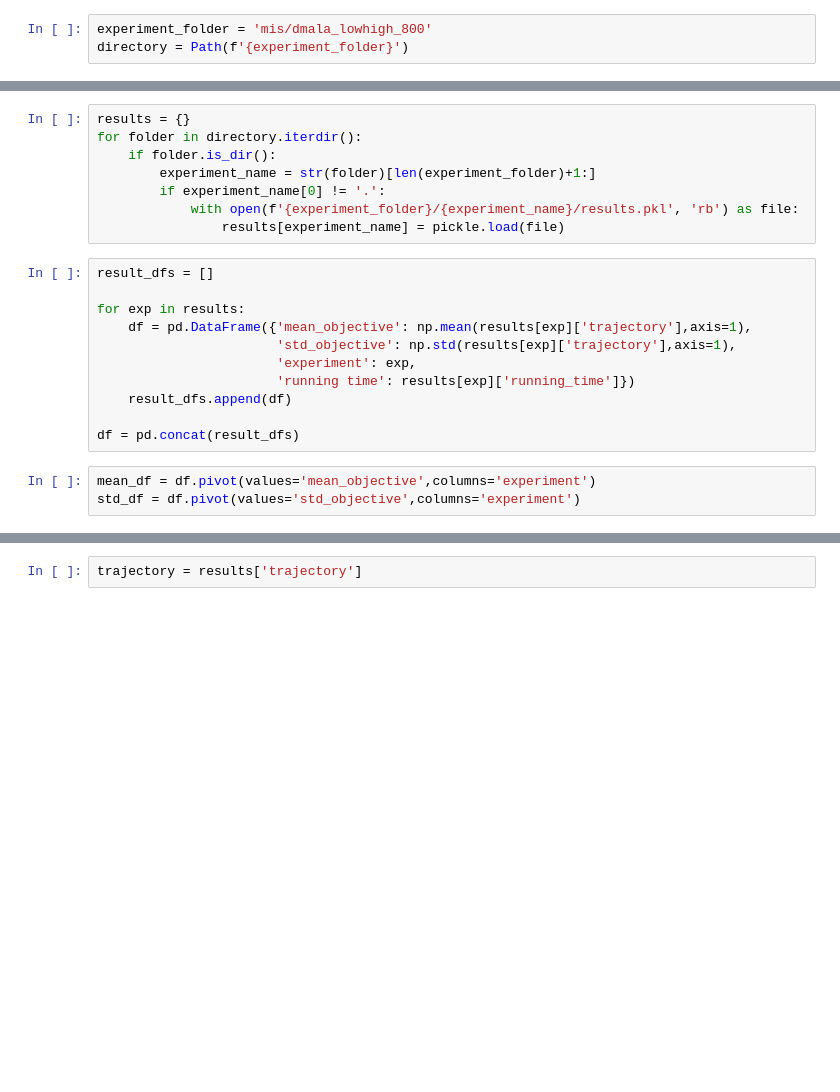
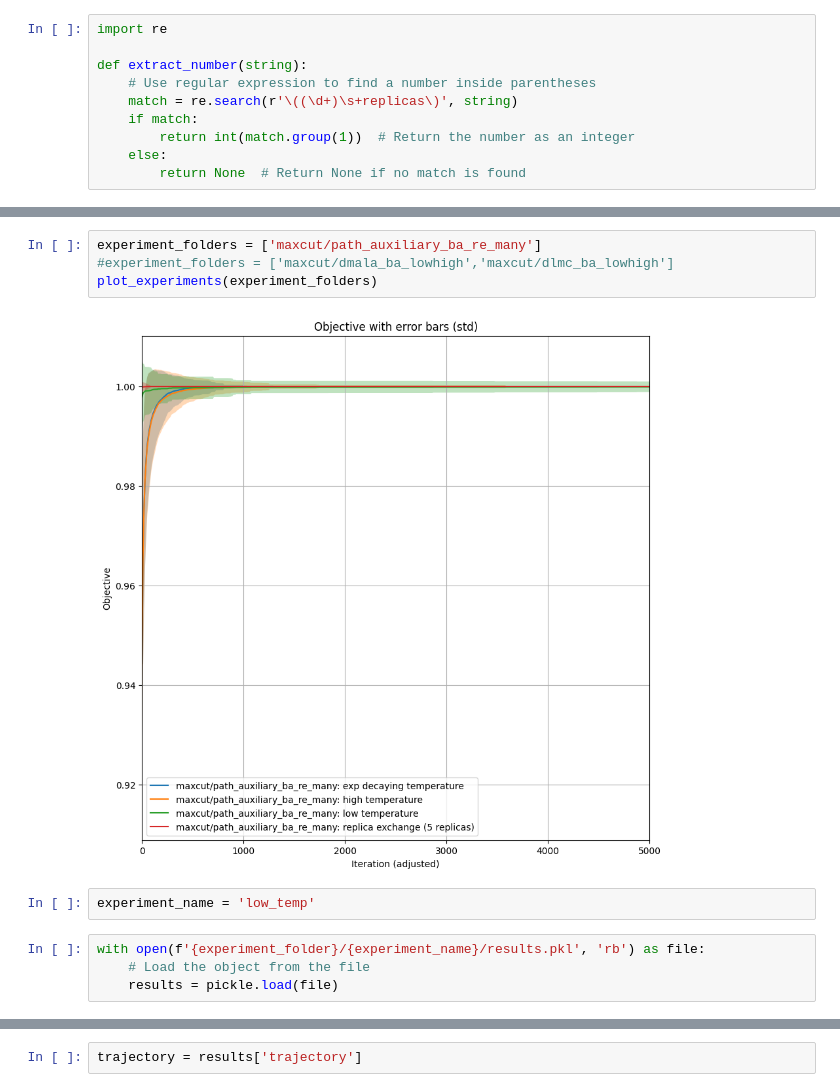
Before and after one commit to lclaeys/discs-thesis, a Jupyter notebook: discs/results/inspect_results.ipynb, the cells around one changed output, grey strips where cells are left out. Cells and saved outputs as stored; diff of their text form; blank space fills up the shorter version.

```diff
--- a/discs/results/inspect_results.ipynb
+++ b/discs/results/inspect_results.ipynb
@@ -8,3 +10,10 @@ from pathlib import Path
-# %%
-experiment_folder = 'mis/dmala_lowhigh_800'
-directory = Path(f'{experiment_folder}')
+# %%
+import re
+
+def extract_number(string):
+    # Use regular expression to find a number inside parentheses
+    match = re.search(r'\((\d+)\s+replicas\)', string)
+    if match:
+        return int(match.group(1))  # Return the number as an integer
+    else:
+        return None  # Return None if no match is found
@@ -11,22 +69,12 @@ directory = Path(f'{experiment_folder}')
+# %%
+experiment_folders = ['maxcut/path_auxiliary_ba_re_many']
+#experiment_folders = ['maxcut/dmala_ba_lowhigh','maxcut/dlmc_ba_lowhigh']
+plot_experiments(experiment_folders)
+# %% [output]
+[figure, added]
+# %%
+experiment_name = 'low_temp'
 # %%
-results = {}
-for folder in directory.iterdir():
-    if folder.is_dir():
-        experiment_name = str(folder)[len(experiment_folder)+1:]
-        if experiment_name[0] != '.':
-            with open(f'{experiment_folder}/{experiment_name}/results.pkl', 'rb') as file:
-                results[experiment_name] = pickle.load(file)
+with open(f'{experiment_folder}/{experiment_name}/results.pkl', 'rb') as file:
+    # Load the object from the file
+    results = pickle.load(file)
-# %%
-result_dfs = []
-
-for exp in results:
-    df = pd.DataFrame({'mean_objective': np.mean(results[exp]['trajectory'],axis=1),
-                       'std_objective': np.std(results[exp]['trajectory'],axis=1),
-                       'experiment': exp,
-                       'running time': results[exp]['running_time']})
-    result_dfs.append(df)
-
-df = pd.concat(result_dfs)
-# %%
-mean_df = df.pivot(values='mean_objective',columns='experiment')
-std_df = df.pivot(values='std_objective',columns='experiment')
```
Also changed, not shown: parts of 14 cells of this notebook.
